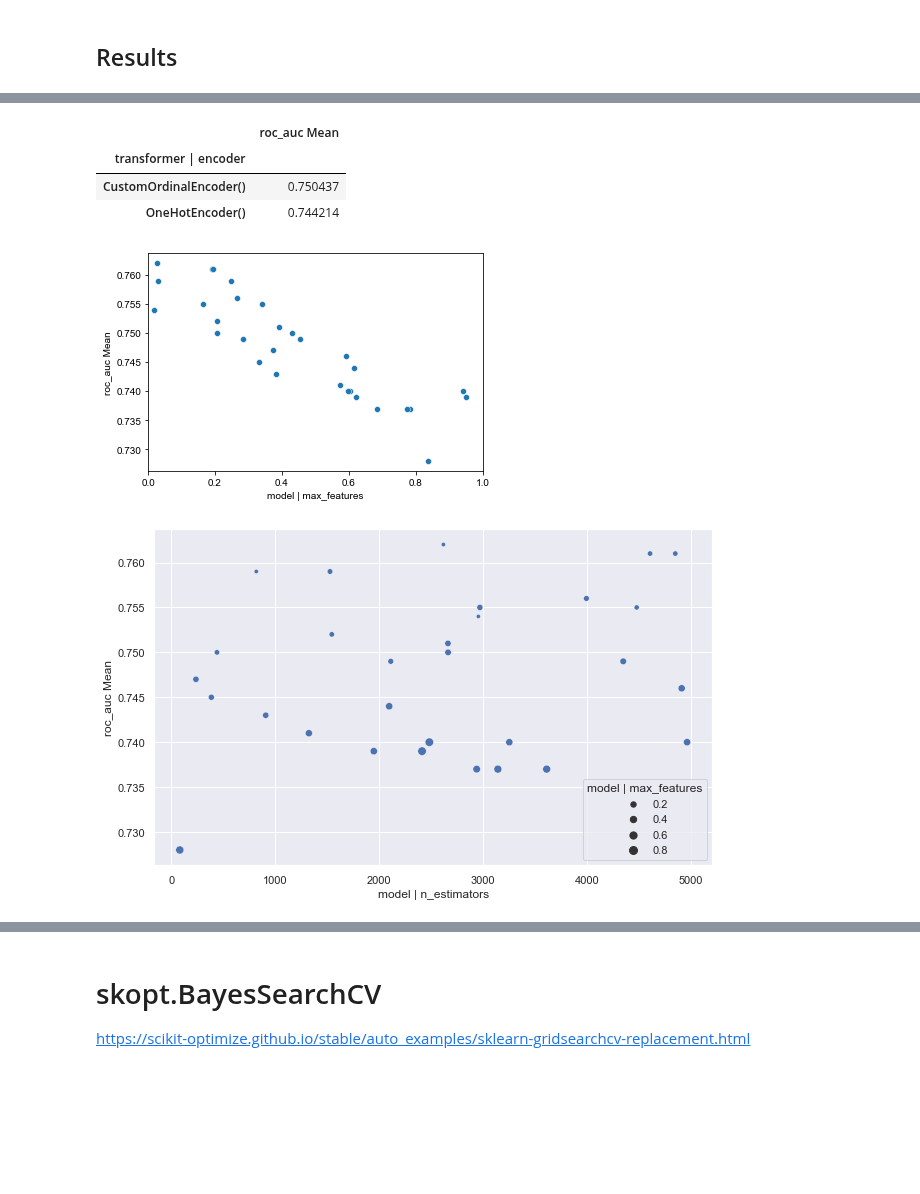
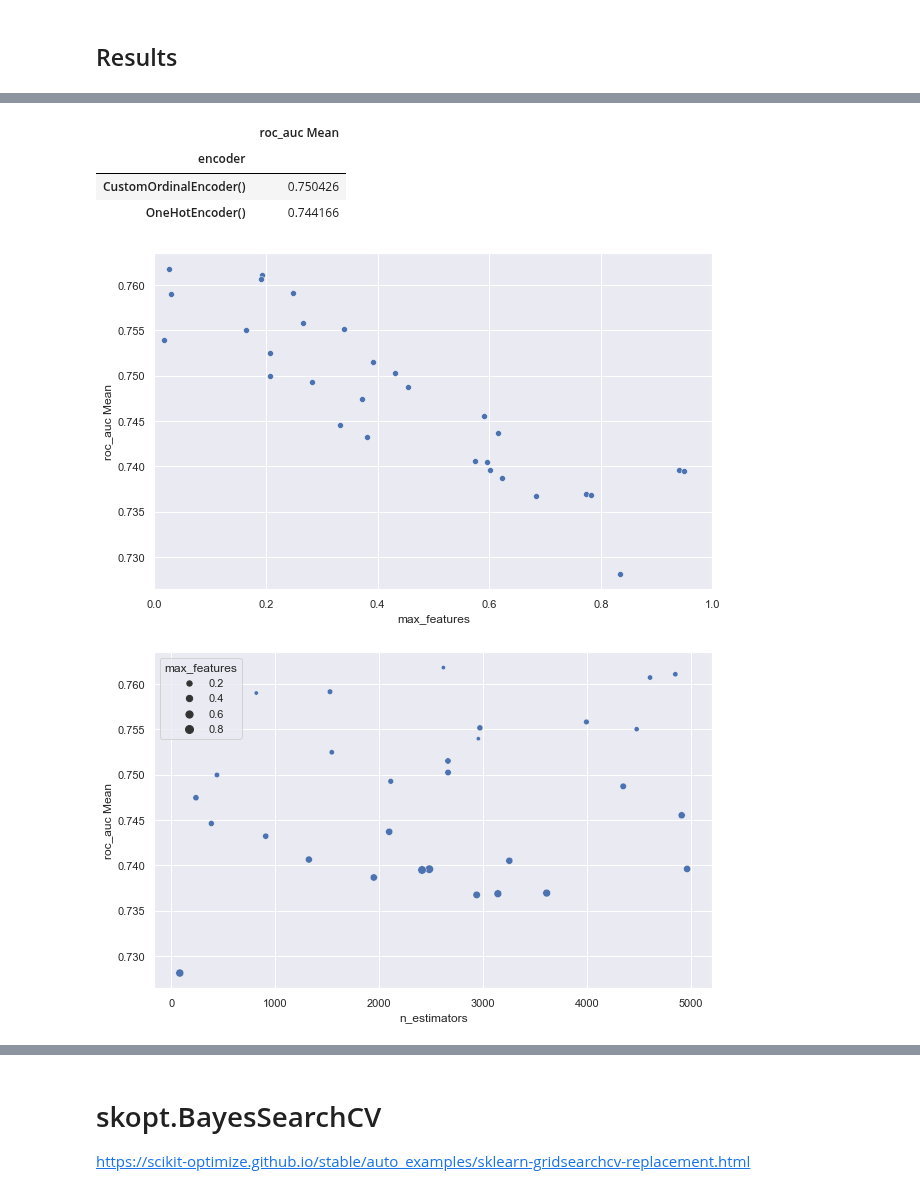
Before and after one commit to shane-kercheval/python-examples, a Jupyter notebook: Classification.ipynb, the cells around one changed output, grey strips where cells are left out. Drawn from its saved outputs; the diff is of its cells as text; code cells hidden in the pictures; blank space fills up the shorter version.

```diff
--- a/Classification.ipynb
+++ b/Classification.ipynb
@@ -201,10 +201,10 @@ full_pipeline.named_steps
 # %%
 param_grad = [
     {
-        'preparation__numeric_pipeline__impute_chooser__base_transformer': [SimpleImputer(strategy='mean')],
-        'preparation__numeric_pipeline__scaling_chooser__base_transformer': [MinMaxScaler(), StandardScaler()],
-        'preparation__non_numeric_pipeline__encoder_chooser__base_transformer': [OneHotEncoder(),
-                                                                                 hlp.sklearn_pipeline.CustomOrdinalEncoder()],
+        'prep__numeric__impute__transformer': [SimpleImputer(strategy='mean')],
+        'prep__numeric__scaling__transformer': [MinMaxScaler(), StandardScaler()],
+        'prep__non_numeric__encoder__transformer': [OneHotEncoder(),
+                                                    hlp.sklearn_pipeline.CustomOrdinalEncoder()],
         'model__max_features': [2, 10, 'auto'],
         'model__n_estimators': [50, 100, 500]
     },
@@ -296,0 +252,6 @@ hlp.sklearn_eval.cv_results_to_dataframe(searcher=grid_search,
+# %%
+new_param_column_names = {'model | max_features': 'max_features',
+                          'model | n_estimators': 'n_estimators',
+                          'prep | non_numeric | encoder | transformer': 'encoder',
+                          'prep | numeric | impute | transformer': 'imputer',
+                          'prep | numeric | scaling | transformer': 'scaler'}
@@ -363,9 +376,9 @@ del s
 # %%
 model_param_dict = [
     {
-        'preparation__numeric_pipeline__impute_chooser__base_transformer': [SimpleImputer(strategy='mean')],
-        'preparation__numeric_pipeline__scaling_chooser__base_transformer': [MinMaxScaler(), StandardScaler()],
-        'preparation__non_numeric_pipeline__encoder_chooser__base_transformer': [
+        'prep__numeric__impute__transformer': [SimpleImputer(strategy='mean')],
+        'prep__numeric__scaling__transformer': [MinMaxScaler(), StandardScaler()],
+        'prep__non_numeric__encoder__transformer': [
             OneHotEncoder(),
             hlp.sklearn_pipeline.CustomOrdinalEncoder()
         ],
@@ -468,0 +434,5 @@ hlp.sklearn_eval.cv_results_to_dataframe(
+# %%
+random_search_parsed = hlp.sklearn_eval.SearchCVParser(searcher=random_search,
+                                                     higher_score_is_better = True,
+                                                     new_param_column_names=new_param_column_names)
+random_search_parsed.results
@@ -469,26 +484,28 @@ hlp.sklearn_eval.cv_results_to_dataframe(
 # %%
-random_search_df.fillna(0).groupby('transformer | encoder').agg({'roc_auc Mean': np.mean}).sort_values(by='roc_auc Mean', ascending=False)
+random_search_parsed.results.fillna(0).groupby('encoder').\
+    agg({'roc_auc Mean': np.mean}).\
+    sort_values(by='roc_auc Mean', ascending=False)
 # %% [output]
 |  | roc_auc Mean |
-| transformer | encoder |  |
-| CustomOrdinalEncoder() | 0.750437 |
-| OneHotEncoder() | 0.744214 |
+| encoder |  |
+| CustomOrdinalEncoder() | 0.750426 |
+| OneHotEncoder() | 0.744166 |
 # %%
 import matplotlib.pyplot as plt
 plt.xlim(0, 1)
 sns.set(rc={'figure.figsize': hlp.plot.STANDARD_WIDTH_HEIGHT})
-sns.scatterplot(data=random_search_df, x="model | max_features", y="roc_auc Mean")
+sns.scatterplot(data=random_search_parsed.results, x="max_features", y="roc_auc Mean")
 plt.show()
 # %% [output]
-[figure, old version]
+[figure, new version]
 # %%
 sns.set(rc={'figure.figsize': hlp.plot.STANDARD_WIDTH_HEIGHT})
-sns.scatterplot(data=random_search_df,
-                x="model | n_estimators",
+sns.scatterplot(data=random_search_parsed.results,
+                x="n_estimators",
                 y="roc_auc Mean",
-                size='model | max_features')
+                size='max_features')
 plt.show()
 # %% [output]
-[figure, old version]
+[figure, new version]
 # %%
 sns.set(rc={'figure.figsize': hlp.plot.STANDARD_WIDTH_HEIGHT})
```
Also changed, not shown: parts of 37 cells of this notebook.
